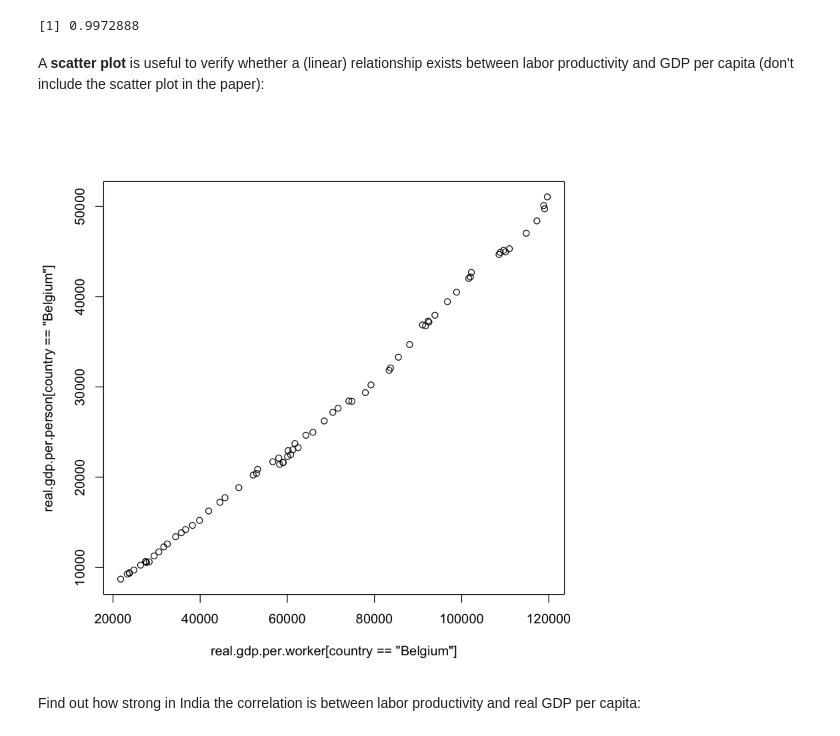
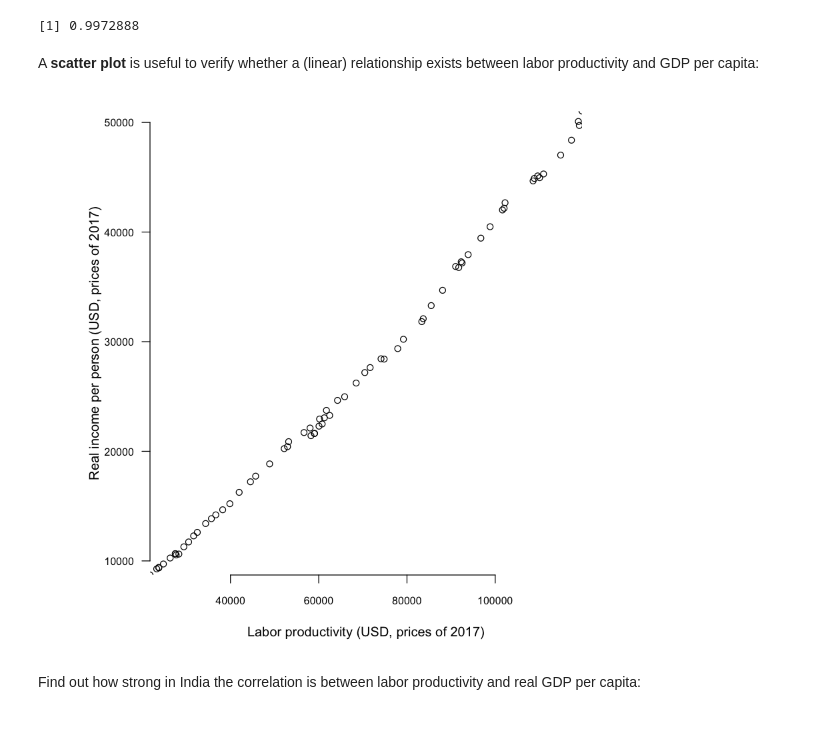
Before and after one commit to luc-hens/luc-hens.github.io, a Jupyter notebook: pwt_in_R.ipynb, the cells around one changed output. Saved outputs shown, nothing was run; the diff lists cells and outputs as text; code cells hidden in the pictures.

```diff
--- a/pwt_in_R.ipynb
+++ b/pwt_in_R.ipynb
@@ -217,11 +246,16 @@ cor(real.gdp.per.worker[country=="Belgium"],real.gdp.per.person[country=="Belgiu
 # %% [output]
 [1] 0.9972888
 # %% [markdown]
-A **scatter plot** is useful to verify whether a (linear) relationship exists between labor productivity and GDP per capita (don't include the scatter plot in the paper):
+A **scatter plot** is useful to verify whether a (linear) relationship exists between labor productivity and GDP per capita:
-# %%
-plot(real.gdp.per.worker[country=="Belgium"],real.gdp.per.person[country=="Belgium"])
-# %% [output]
-[figure, removed]
+# %%
+options(scipen=50) # suppres scientific notation of numbers
+par(mar = c(5,7,1,1))
+plot(real.gdp.per.worker[country=="Belgium"],real.gdp.per.person[country=="Belgium"],
+    xlab="Labor productivity (USD, prices of 2017)",
+    ylab="Real income per person (USD, prices of 2017)",
+    cex.axis=0.8, las=1, xaxs="i", yaxs="i", frame.plot=FALSE )
+# %% [output]
+[figure, added]
 # %% [markdown]
 Find out how strong in India the correlation is between labor productivity and real GDP per capita:
 # %%
```
Also changed, not shown: parts of 25 cells of this notebook.
